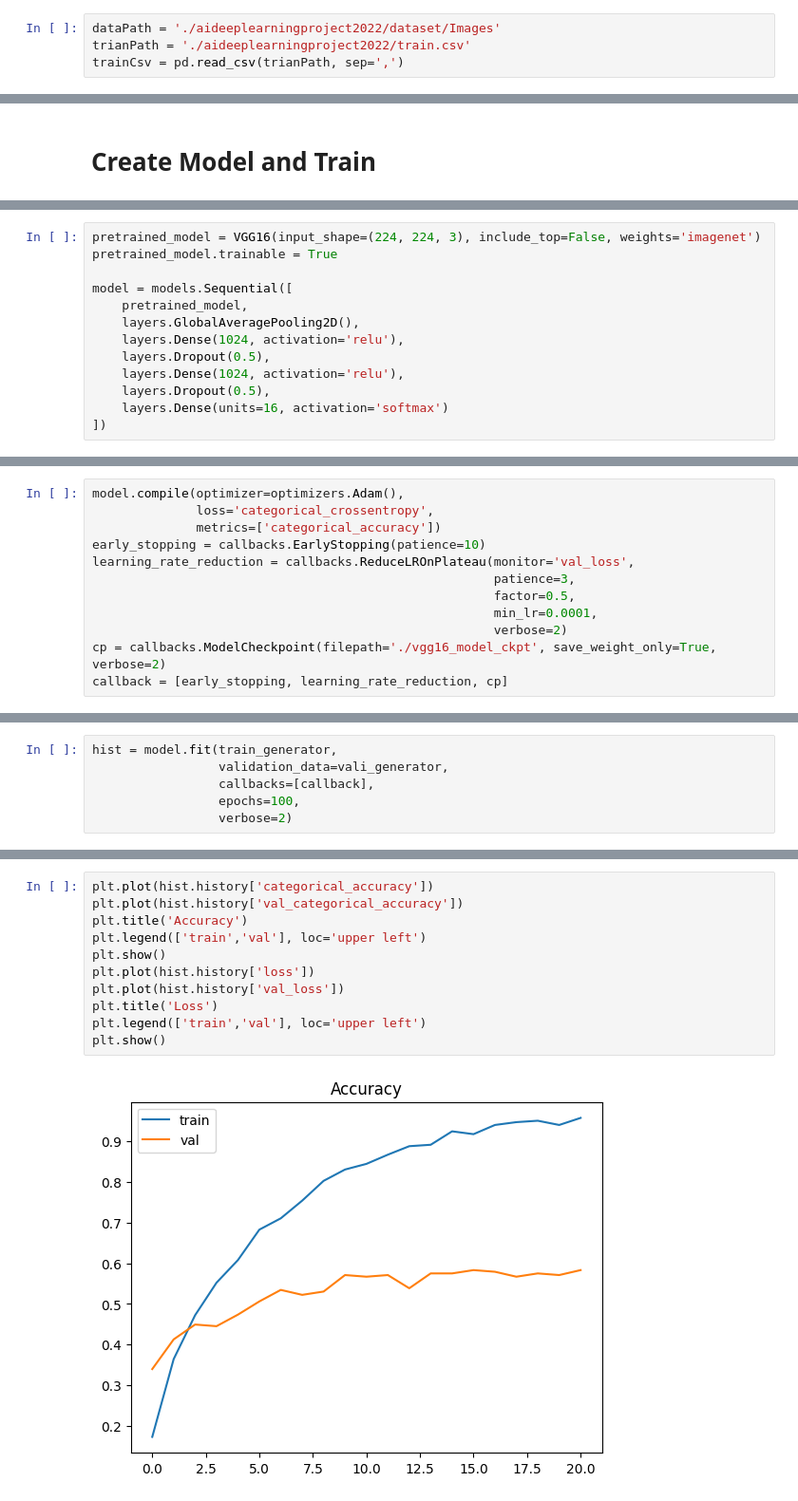
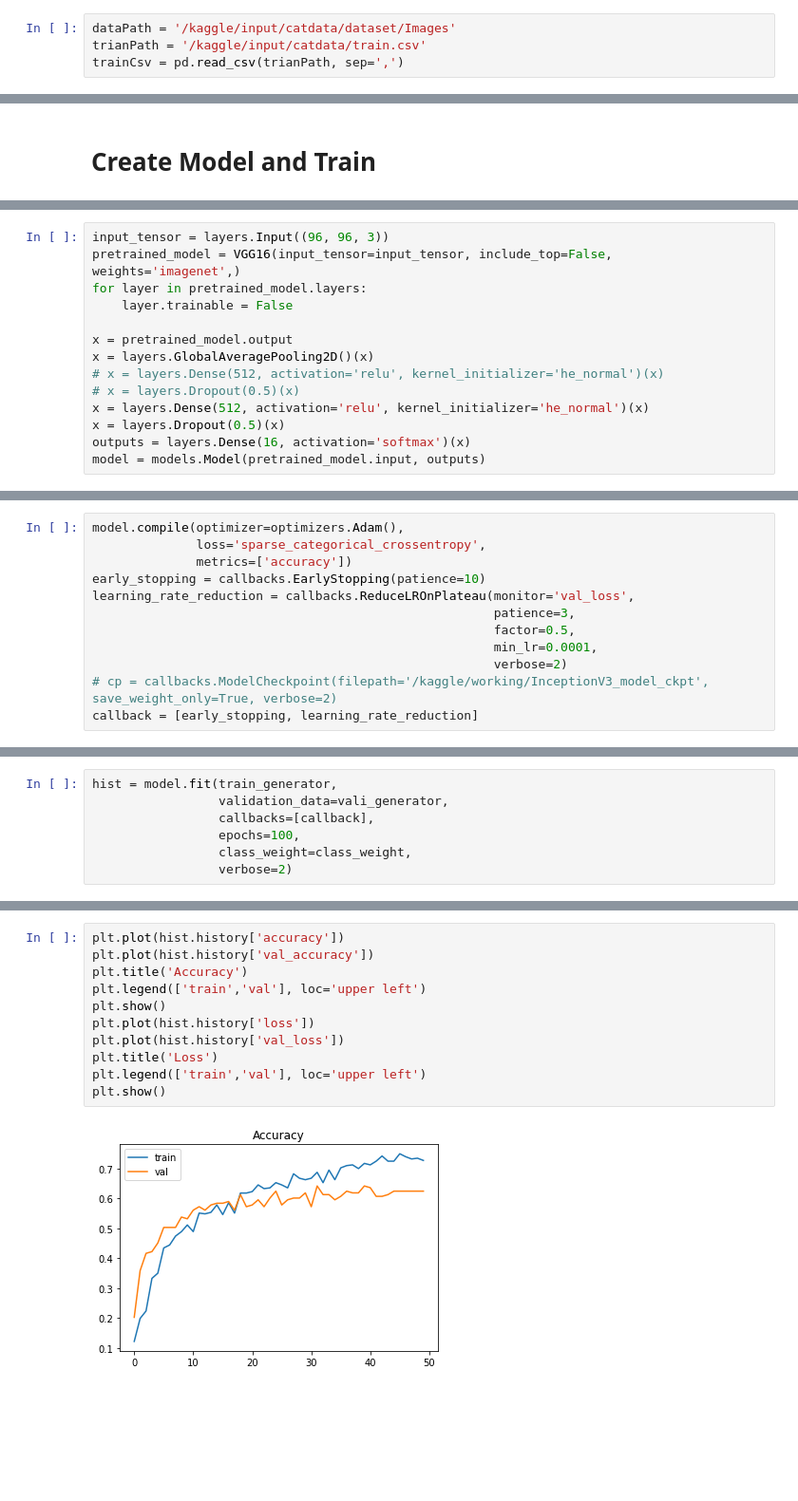
Before and after one commit to gmeag01/catClassifier, a Jupyter notebook: model.ipynb, the cells around one changed output, grey strips where cells are left out. Shown: that part at 95% size. Saved outputs shown, nothing was run; the diff lists cells and outputs as text; blank space fills up the shorter version.

```diff
--- a/model.ipynb
+++ b/model.ipynb
@@ -10,4 +12,4 @@ from tensorflow.keras.preprocessing.image import ImageDataGenerator, load_img, i
 # %%
-dataPath = './aideeplearningproject2022/dataset/Images'
-trianPath = './aideeplearningproject2022/train.csv'
+dataPath = '/kaggle/input/catdata/dataset/Images'
+trianPath = '/kaggle/input/catdata/train.csv'
 trainCsv = pd.read_csv(trianPath, sep=',')
@@ -103,13 +83,14 @@ absl.logging.set_verbosity(absl.logging.ERROR)
 # %%
-pretrained_model = VGG16(input_shape=(224, 224, 3), include_top=False, weights='imagenet')
-pretrained_model.trainable = True
+input_tensor = layers.Input((96, 96, 3))
+pretrained_model = VGG16(input_tensor=input_tensor, include_top=False, weights='imagenet',)
+for layer in pretrained_model.layers:
+    layer.trainable = False
 
-model = models.Sequential([
-    pretrained_model,
-    layers.GlobalAveragePooling2D(),
-    layers.Dense(1024, activation='relu'),
-    layers.Dropout(0.5),
-    layers.Dense(1024, activation='relu'),
-    layers.Dropout(0.5),
-    layers.Dense(units=16, activation='softmax')
-])
+x = pretrained_model.output
+x = layers.GlobalAveragePooling2D()(x)
+# x = layers.Dense(512, activation='relu', kernel_initializer='he_normal')(x)
+# x = layers.Dropout(0.5)(x)
+x = layers.Dense(512, activation='relu', kernel_initializer='he_normal')(x)
+x = layers.Dropout(0.5)(x)
+outputs = layers.Dense(16, activation='softmax')(x)
+model = models.Model(pretrained_model.input, outputs)
@@ -116,12 +100,12 @@ model = models.Sequential([
 # %%
 model.compile(optimizer=optimizers.Adam(),
-              loss='categorical_crossentropy',
-              metrics=['categorical_accuracy'])
+              loss='sparse_categorical_crossentropy',
+              metrics=['accuracy'])
 early_stopping = callbacks.EarlyStopping(patience=10)
 learning_rate_reduction = callbacks.ReduceLROnPlateau(monitor='val_loss',
                                                       patience=3,
                                                       factor=0.5,
                                                       min_lr=0.0001,
                                                       verbose=2)
-cp = callbacks.ModelCheckpoint(filepath='./vgg16_model_ckpt', save_weight_only=True, verbose=2)
-callback = [early_stopping, learning_rate_reduction, cp]
+# cp = callbacks.ModelCheckpoint(filepath='/kaggle/working/InceptionV3_model_ckpt', save_weight_only=True, verbose=2)
+callback = [early_stopping, learning_rate_reduction]
@@ -132,6 +114,7 @@ hist = model.fit(train_generator,
                  validation_data=vali_generator,
                  callbacks=[callback],
                  epochs=100,
+                 class_weight=class_weight,
                  verbose=2)
 # %% [output]
 Epoch 1/100
@@ -139,13 +137,13 @@ KeyboardInterrupt:
 # %%
-plt.plot(hist.history['categorical_accuracy'])
-plt.plot(hist.history['val_categorical_accuracy'])
+plt.plot(hist.history['accuracy'])
+plt.plot(hist.history['val_accuracy'])
 plt.title('Accuracy')
 plt.legend(['train','val'], loc='upper left')
 plt.show()
 plt.plot(hist.history['loss'])
 plt.plot(hist.history['val_loss'])
 plt.title('Loss')
 plt.legend(['train','val'], loc='upper left')
 plt.show()
 # %% [output]
-[figure, old version]
+[figure, new version]
```
Also changed, not shown: parts of 23 cells of this notebook, 2 other files.
